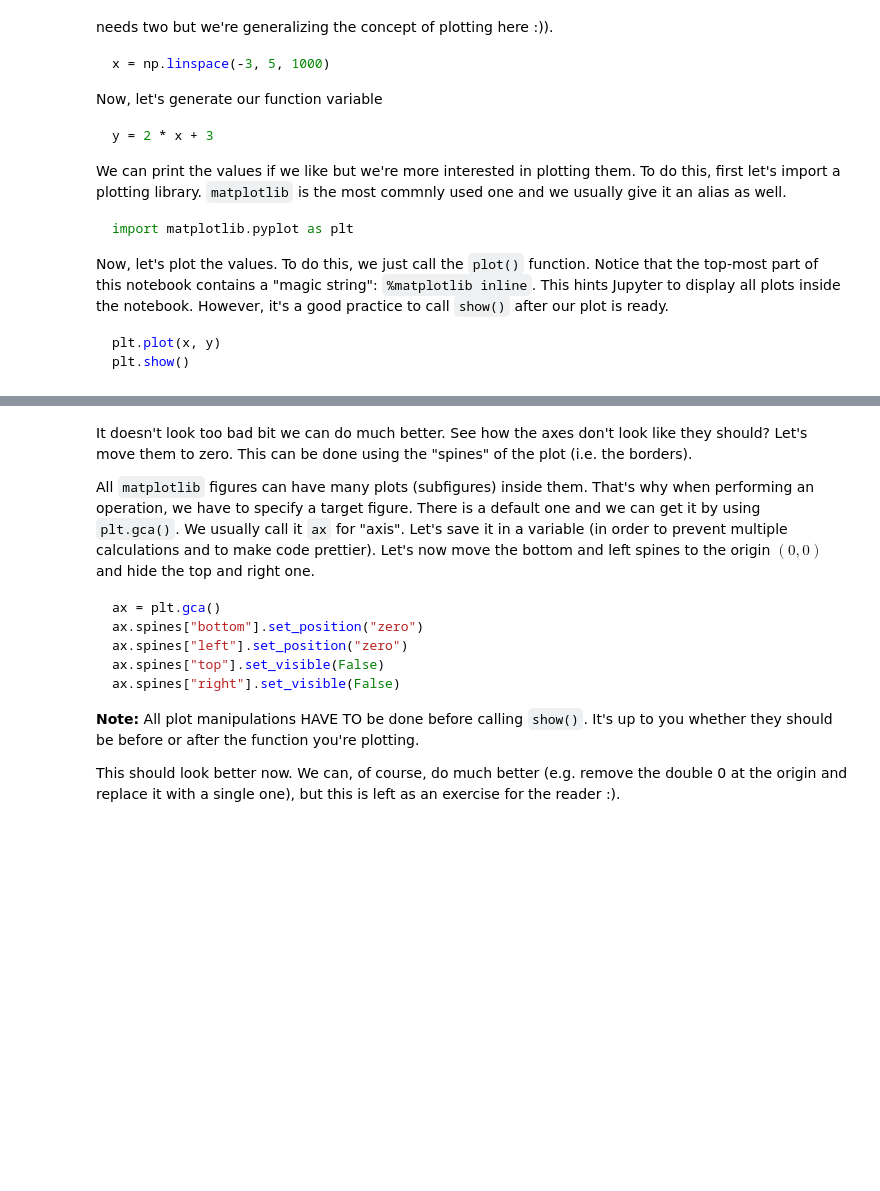
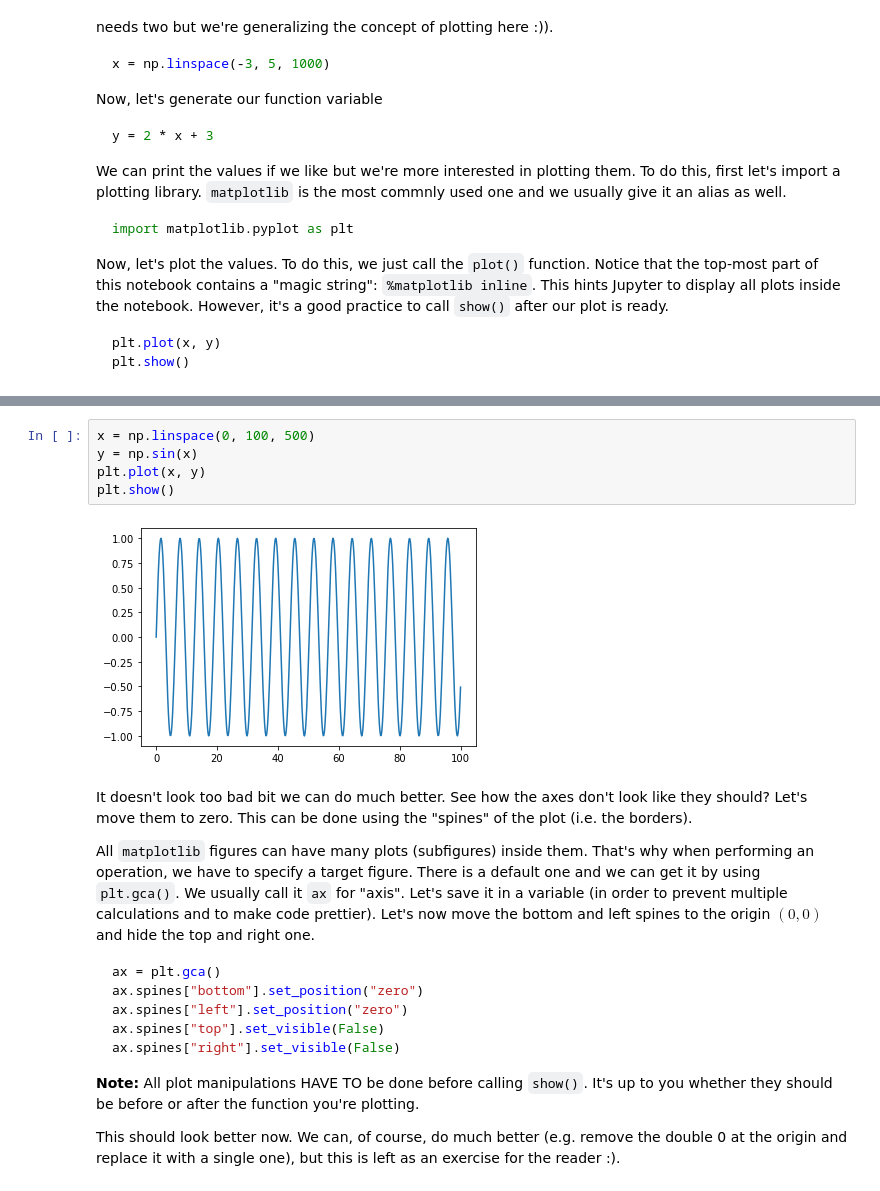
Before and after one commit to GalkaKG/Math-Concepts-for-Developers, a Jupyter notebook: 02. Exercise-High-school-maths/High-School Maths Exercise.ipynb, the cells around one changed output, grey strips where cells are left out. Saved outputs shown, nothing was run; the diff lists cells and outputs as text; blank space fills up the shorter version.

```diff
--- a/02. Exercise-High-school-maths/High-School Maths Exercise.ipynb
+++ b/02. Exercise-High-school-maths/High-School Maths Exercise.ipynb
@@ -442,3 +481,10 @@ plt.show()
+# %%
+x = np.linspace(0, 100, 500)
+y = np.sin(x)
+plt.plot(x, y)
+plt.show()
+# %% [output]
+[figure, added]
 # %% [markdown]
 It doesn't look too bad bit we can do much better. See how the axes don't look like they should? Let's move them to zero. This can be done using the "spines" of the plot (i.e. the borders).
 
```
Also changed, not shown: parts of 5 cells of this notebook, 1 other file.
